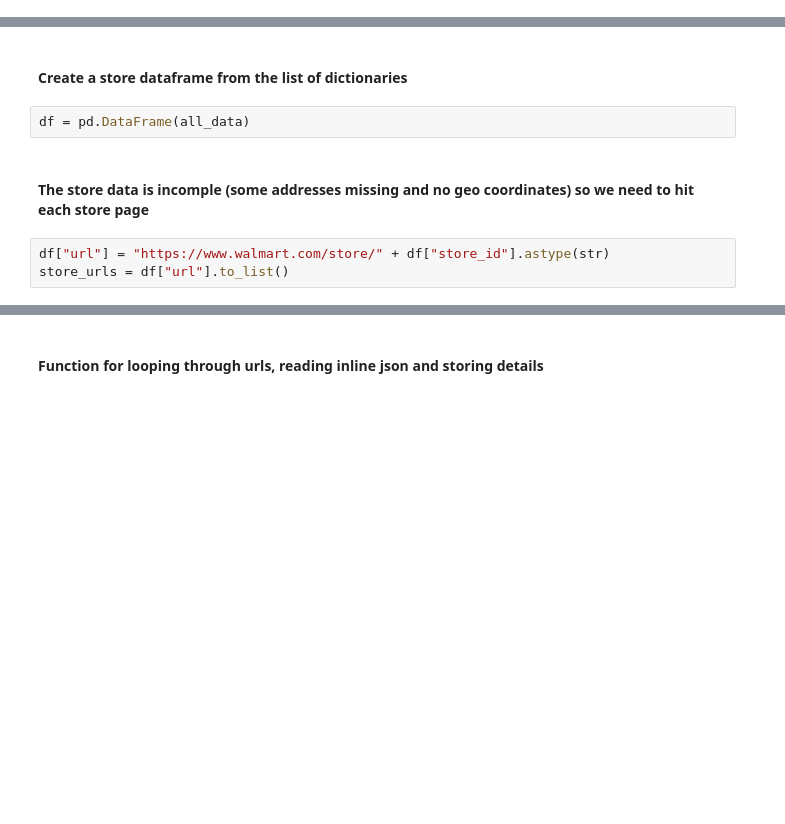
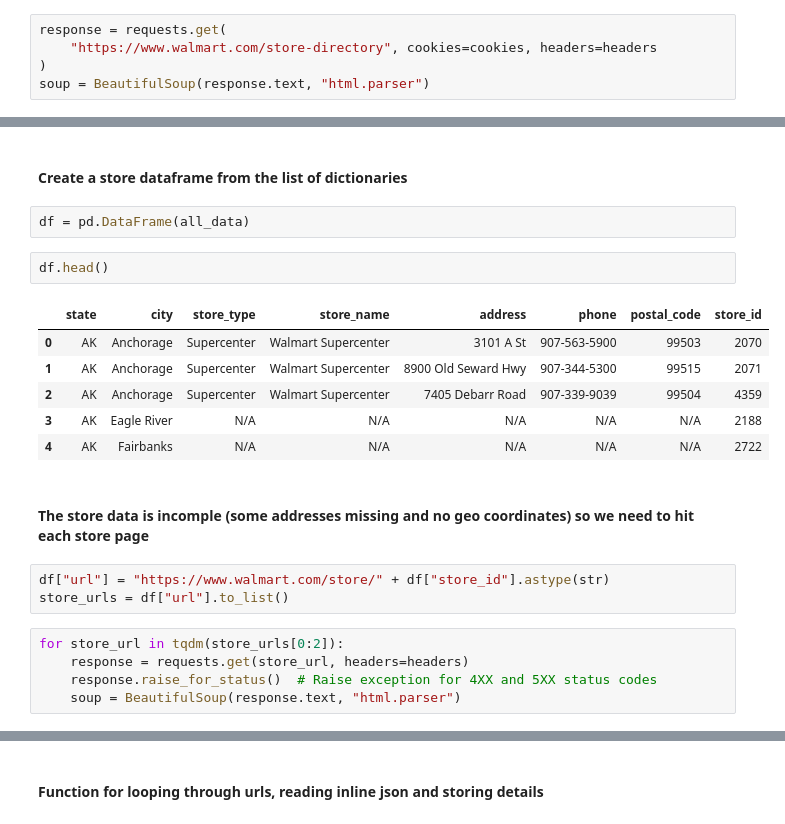
Before and after one commit to stiles/locations, a Jupyter notebook: _drafts/wal-mart/get-locations.ipynb, the cells around one changed output, grey strips where cells are left out. Saved outputs shown, nothing was run; the diff lists cells and outputs as text; blank space fills up the shorter version.

```diff
--- a/_drafts/wal-mart/get-locations.ipynb
+++ b/_drafts/wal-mart/get-locations.ipynb
@@ -44,0 +95,5 @@ stores = json.loads(soup.find_all("script", type="application/json")[0].string)
+# %%
+response = requests.get(
+    "https://www.walmart.com/store-directory", cookies=cookies, headers=headers
+)
+soup = BeautifulSoup(response.text, "html.parser")
@@ -97,10 +157,24 @@ for state, cities in stores_dict.items():
             sleep(randint(1, 3))
 # %% [markdown]
 #### Create a store dataframe from the list of dictionaries
-# %%
-df = pd.DataFrame(all_data)
+# %%
+df = pd.DataFrame(all_data)
+# %%
+df.head()
+# %% [output]
+|  | state | city | store_type | store_name | address | phone | postal_code | store_id |
+| 0 | AK | Anchorage | Supercenter | Walmart Supercenter | 3101 A St | 907-563-5900 | 99503 | 2070 |
+| 1 | AK | Anchorage | Supercenter | Walmart Supercenter | 8900 Old Seward Hwy | 907-344-5300 | 99515 | 2071 |
+| 2 | AK | Anchorage | Supercenter | Walmart Supercenter | 7405 Debarr Road | 907-339-9039 | 99504 | 4359 |
+| 3 | AK | Eagle River | N/A | N/A | N/A | N/A | N/A | 2188 |
+| 4 | AK | Fairbanks | N/A | N/A | N/A | N/A | N/A | 2722 |
 # %% [markdown]
 #### The store data is incomple (some addresses missing and no geo coordinates) so we need to hit each store page
-# %%
-df["url"] = "https://www.walmart.com/store/" + df["store_id"].astype(str)
-store_urls = df["url"].to_list()
+# %%
+df["url"] = "https://www.walmart.com/store/" + df["store_id"].astype(str)
+store_urls = df["url"].to_list()
+# %%
+for store_url in tqdm(store_urls[0:2]):
+    response = requests.get(store_url, headers=headers)
+    response.raise_for_status()  # Raise exception for 4XX and 5XX status codes
+    soup = BeautifulSoup(response.text, "html.parser")
```
Also changed, not shown: parts of 7 cells of this notebook, 6 other files.
